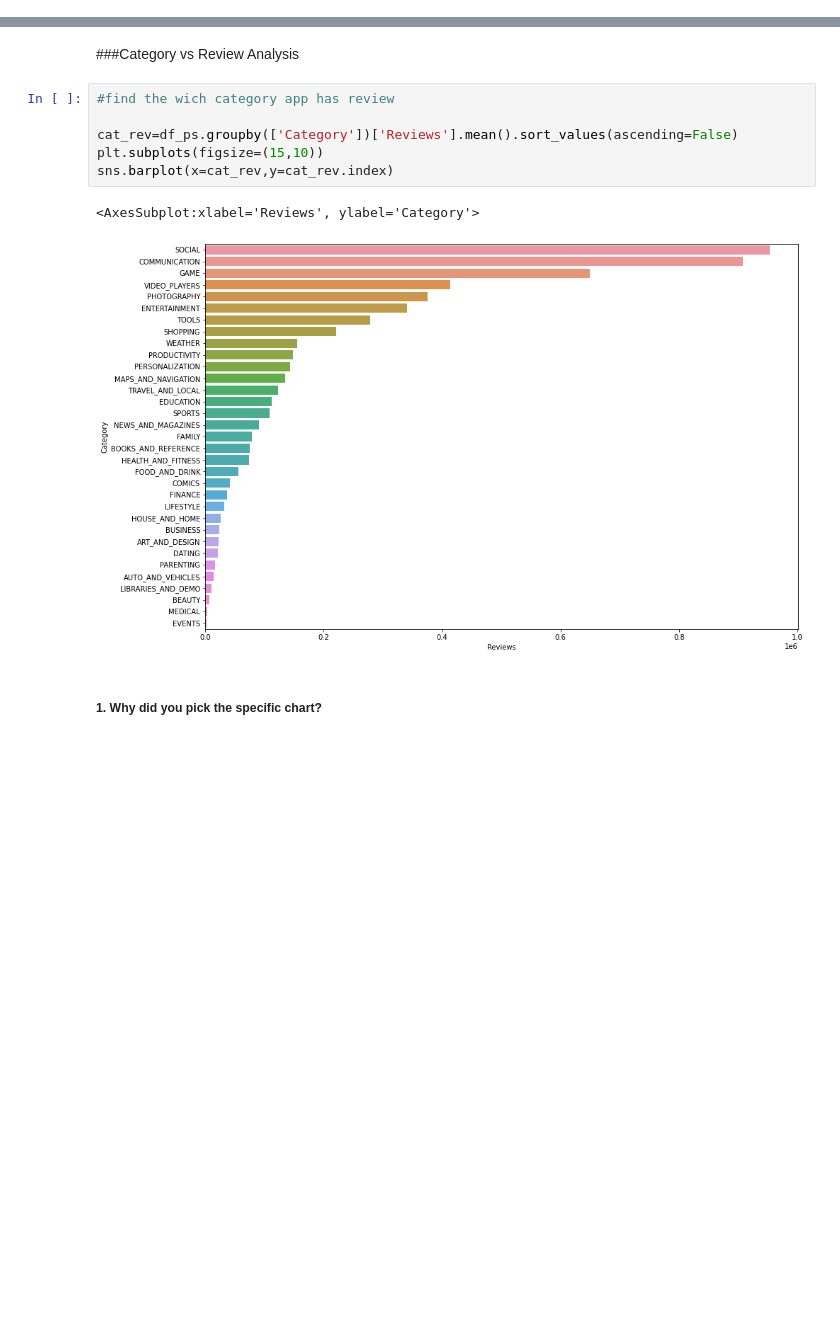
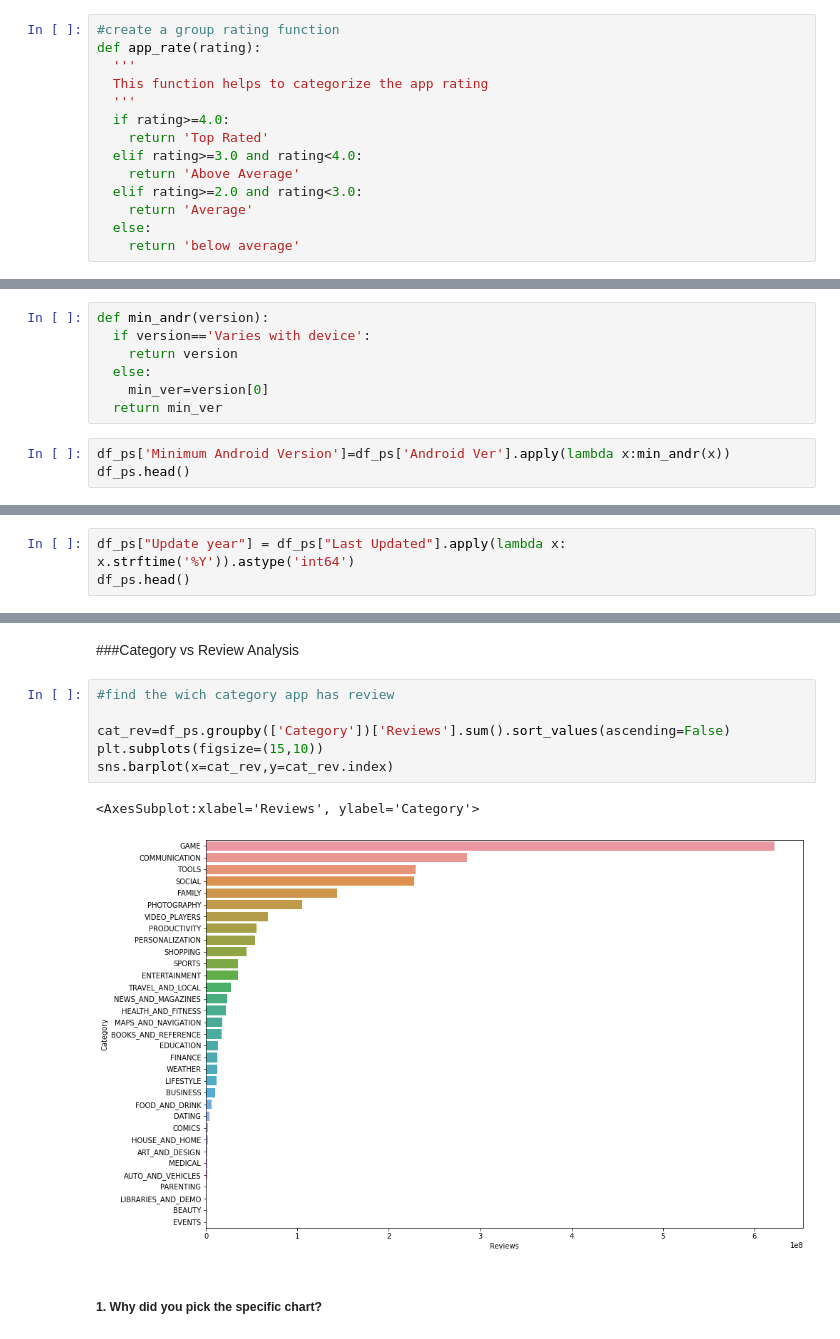
Before and after one commit to sabitendu/EDA-Capstone-Project-on-Play-Store-App-Review-Analysis, a Jupyter notebook: playstore_app_review_analysis.ipynb, the cells around one changed output, grey strips where cells are left out. Saved outputs shown, nothing was run; the diff lists cells and outputs as text; blank space fills up the shorter version.

```diff
--- a/playstore_app_review_analysis.ipynb
+++ b/playstore_app_review_analysis.ipynb
@@ -1267,0 +1268,14 @@ Are there any insights that lead to negative growth? Justify with specific reaso
+# %%
+#create a group rating function
+def app_rate(rating):
+  '''
+  This function helps to categorize the app rating
+  '''
+  if rating>=4.0:
+    return 'Top Rated'
+  elif rating>=3.0 and rating<4.0:
+    return 'Above Average'
+  elif rating>=2.0 and rating<3.0:
+    return 'Average'
+  else:
+    return 'below average'
@@ -1267,0 +1637,10 @@ Are there any insights that lead to negative growth? Justify with specific reaso
+# %%
+def min_andr(version):
+  if version=='Varies with device':
+    return version
+  else:
+    min_ver=version[0]
+  return min_ver
+# %%
+df_ps['Minimum Android Version']=df_ps['Android Ver'].apply(lambda x:min_andr(x))
+df_ps.head()
@@ -1267,0 +1677,3 @@ Are there any insights that lead to negative growth? Justify with specific reaso
+# %%
+df_ps["Update year"] = df_ps["Last Updated"].apply(lambda x: x.strftime('%Y')).astype('int64')
+df_ps.head()
@@ -1525,12 +1898,12 @@ Consumers prefers most the appsize of varies with device and appsize between 5 t
 # %%
 #find the wich category app has review
 
-cat_rev=df_ps.groupby(['Category'])['Reviews'].mean().sort_values(ascending=False)
+cat_rev=df_ps.groupby(['Category'])['Reviews'].sum().sort_values(ascending=False)
 plt.subplots(figsize=(15,10))
 sns.barplot(x=cat_rev,y=cat_rev.index)
 # %% [output]
 <AxesSubplot:xlabel='Reviews', ylabel='Category'>
-[figure, old version]
+[figure, new version]
 # %% [markdown]
 ##### 1. Why did you pick the specific chart?
 # %% [markdown]
```
Also changed, not shown: parts of 219 cells of this notebook.
